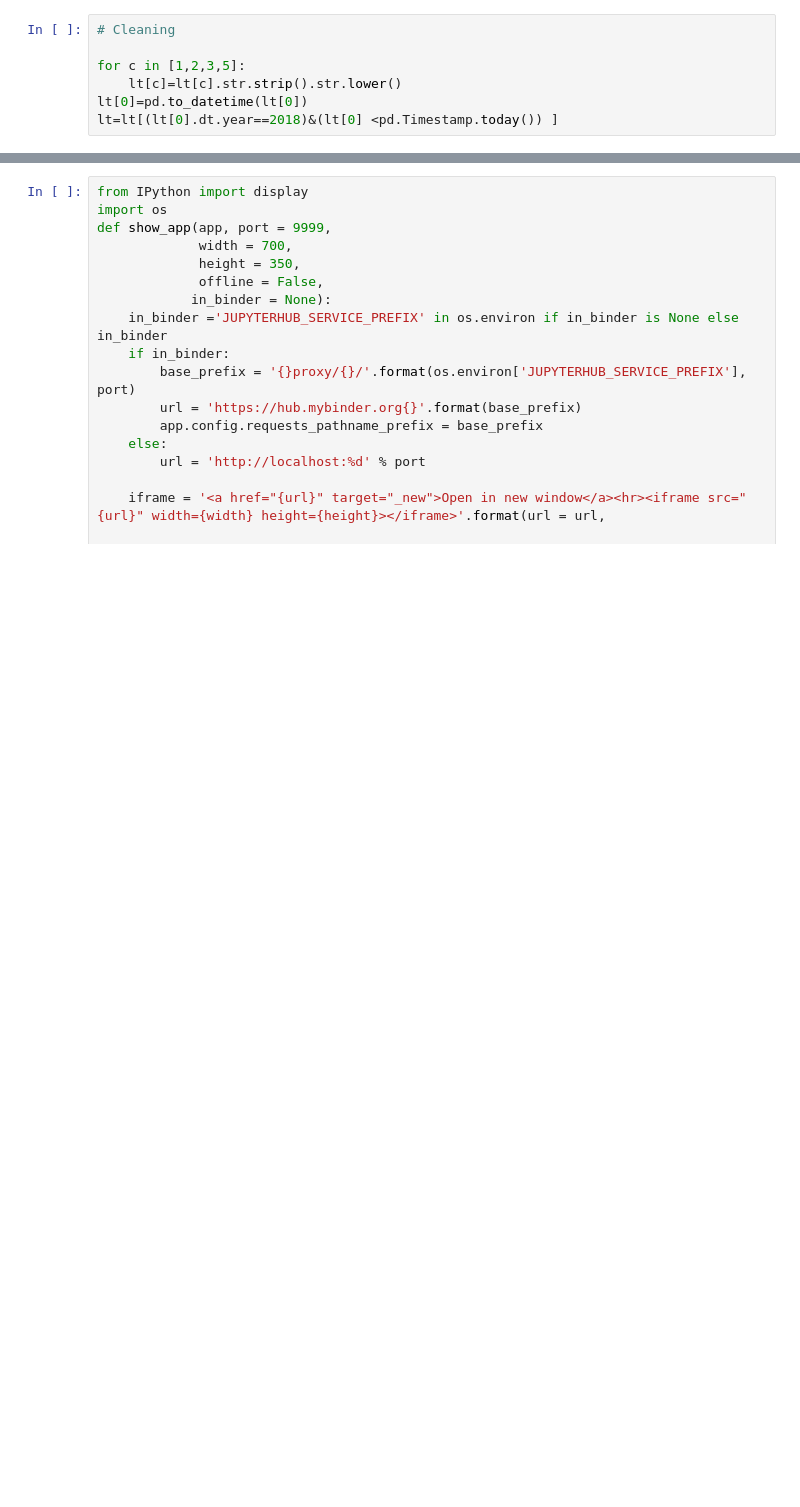
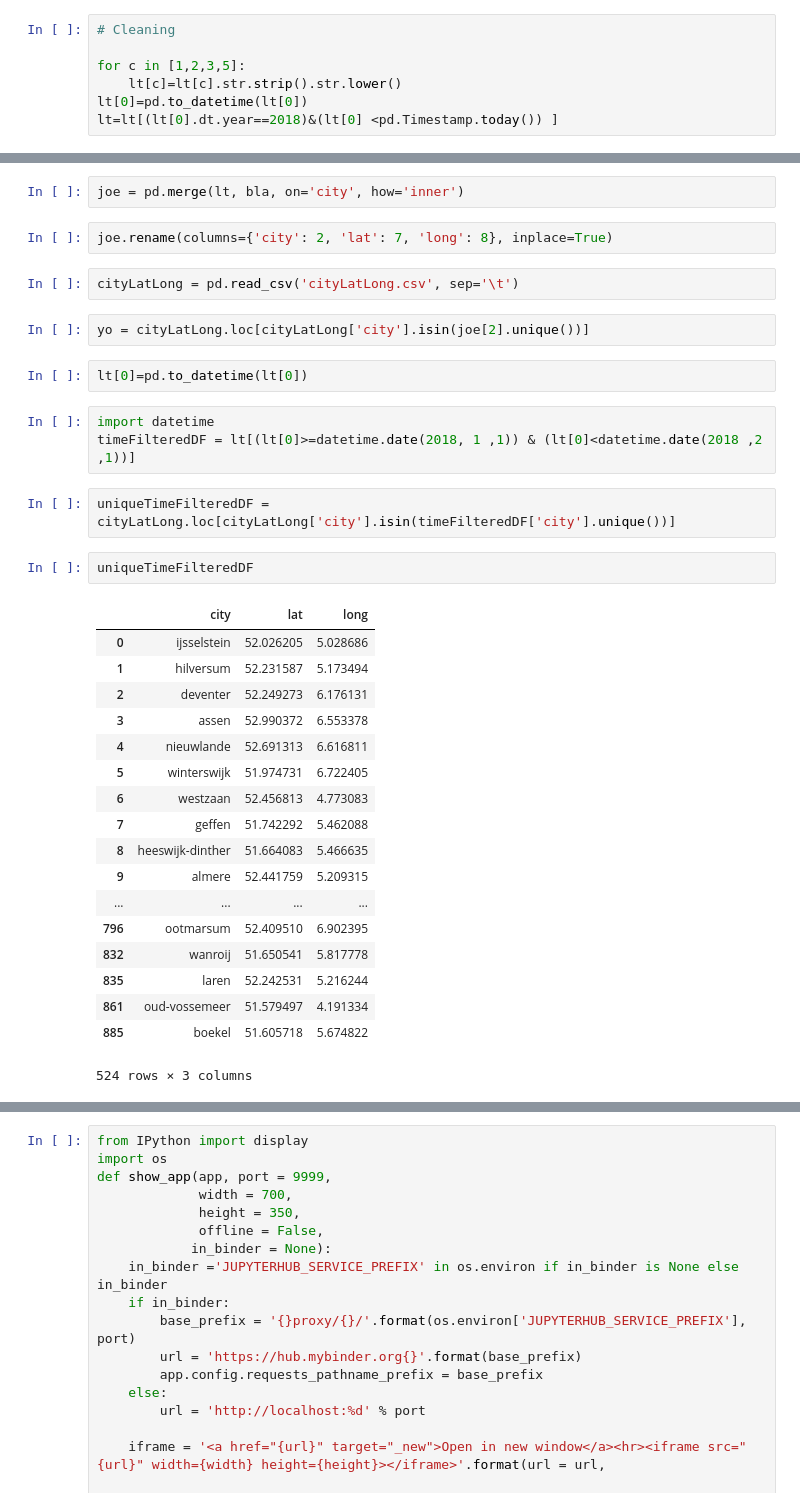
Before and after one commit to rgingnagel/school, a Jupyter notebook: OefenOpdrachtClean.ipynb, the cells around one changed output, grey strips where cells are left out. Saved outputs shown, nothing was run; the diff lists cells and outputs as text; blank space fills up the shorter version.

```diff
--- a/OefenOpdrachtClean.ipynb
+++ b/OefenOpdrachtClean.ipynb
@@ -32,0 +126,36 @@ lt=lt[(lt[0].dt.year==2018)&(lt[0] <pd.Timestamp.today()) ]
+# %%
+joe = pd.merge(lt, bla, on='city', how='inner')
+# %%
+joe.rename(columns={'city': 2, 'lat': 7, 'long': 8}, inplace=True)
+# %%
+cityLatLong = pd.read_csv('cityLatLong.csv', sep='\t')
+# %%
+yo = cityLatLong.loc[cityLatLong['city'].isin(joe[2].unique())]
+# %%
+lt[0]=pd.to_datetime(lt[0])
+# %%
+import datetime
+timeFilteredDF = lt[(lt[0]>=datetime.date(2018, 1 ,1)) & (lt[0]<datetime.date(2018 ,2 ,1))]
+# %%
+uniqueTimeFilteredDF = cityLatLong.loc[cityLatLong['city'].isin(timeFilteredDF['city'].unique())]
+# %%
+uniqueTimeFilteredDF
+# %% [output]
+|  | city | lat | long |
+| 0 | ijsselstein | 52.026205 | 5.028686 |
+| 1 | hilversum | 52.231587 | 5.173494 |
+| 2 | deventer | 52.249273 | 6.176131 |
+| 3 | assen | 52.990372 | 6.553378 |
+| 4 | nieuwlande | 52.691313 | 6.616811 |
+| 5 | winterswijk | 51.974731 | 6.722405 |
+| 6 | westzaan | 52.456813 | 4.773083 |
+| 7 | geffen | 51.742292 | 5.462088 |
+| 8 | heeswijk-dinther | 51.664083 | 5.466635 |
+| 9 | almere | 52.441759 | 5.209315 |
+| ... | ... | ... | ... |
+| 796 | ootmarsum | 52.409510 | 6.902395 |
+| 832 | wanroij | 51.650541 | 5.817778 |
+| 835 | laren | 52.242531 | 5.216244 |
+| 861 | oud-vossemeer | 51.579497 | 4.191334 |
+| 885 | boekel | 51.605718 | 5.674822 |
+524 rows × 3 columns
```
Also changed, not shown: parts of 15 cells of this notebook, 5 other files.
